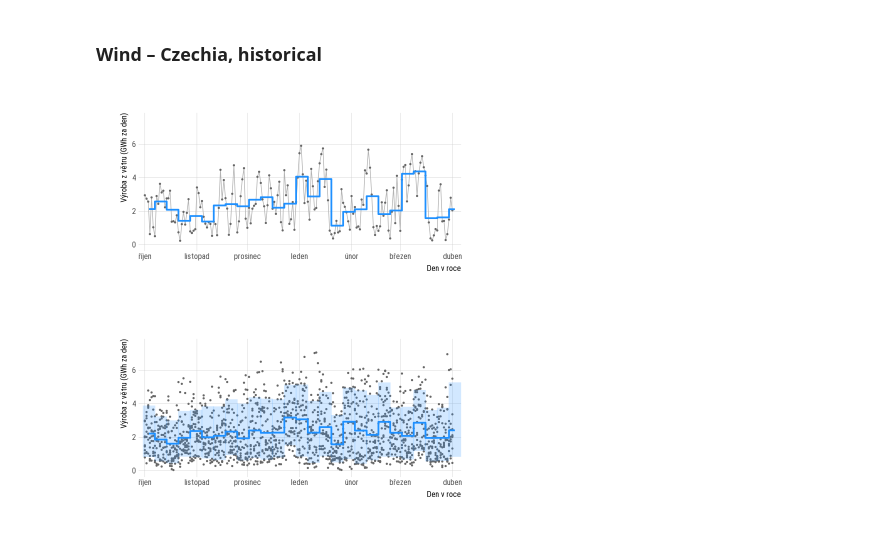
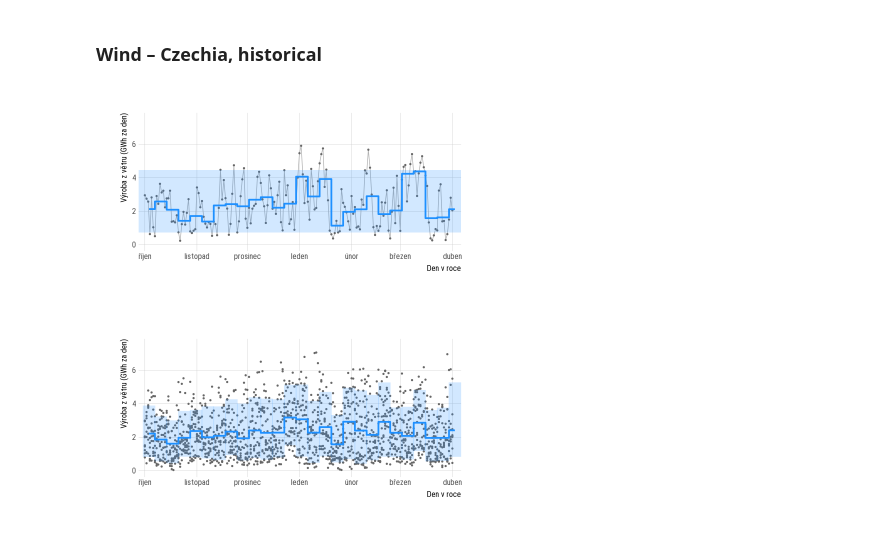
Before and after one commit to mgrabovsky/variabilita-oze, a Jupyter notebook: notebooks/charts.ipynb, the cells around one changed output. Cells and saved outputs as stored; diff of their text form; code cells hidden in the pictures.

Commit message:
Minor plot updates for consistency

```diff
--- a/notebooks/charts.ipynb
+++ b/notebooks/charts.ipynb
@@ -489,25 +497,34 @@ scales_wind_cz_daily <- function(ylim = c(0, 7.5)) {
 # %%
 options(repr.plot.height = 3.5, repr.plot.width = 6.5)
 
 df_wind_cz_daily |>
   filter(
     Year == 2019,
     between(DayOfYear, 274, 457)
   ) |>
   ggplot(aes(DayOfYear, Onshore)) +
   geom_line(colour = "grey70", linewidth = .4) +
   geom_point(colour = "grey40", size = .6) +
+  geom_rect(
+    aes(ymin = q10, ymax = q90),
+    data = ~ summarise(.x, q10 = quantile(Onshore, .1), q90 = quantile(Onshore, .9)),
+    xmin = -Inf,
+    xmax = Inf,
+    fill = colour_wind,
+    alpha = .2,
+    inherit.aes = FALSE
+  ) +
   stat_summary_bin(
     geom = "step",
     binwidth = 7,
     colour = colour_wind,
     linewidth = 1,
     direction = "mid",
     fun = mean
   ) +
   scales_wind_cz_daily()
 # %% [output]
-[figure, old version]
+[figure, new version]
 # %%
 options(repr.plot.height = 3.5, repr.plot.width = 6.5)
 
```
Also changed, not shown: parts of 5 cells of this notebook.
